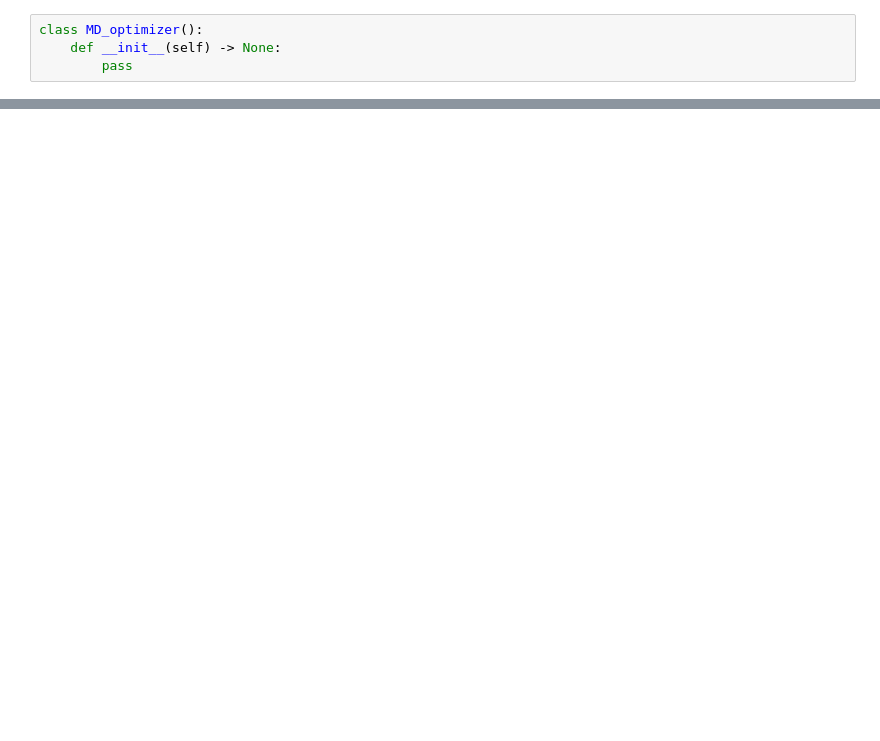
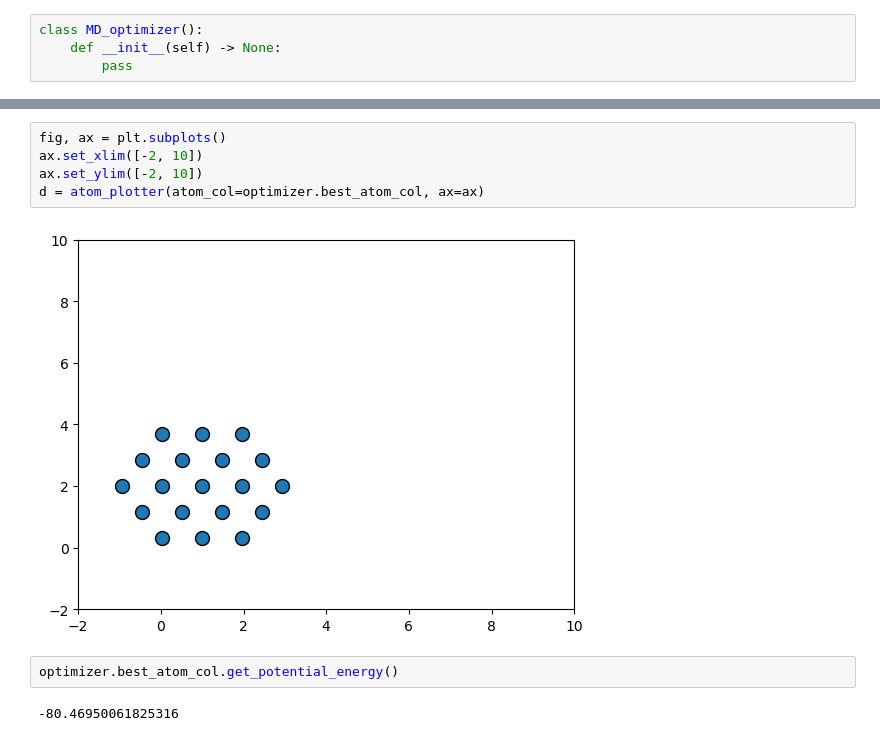
Before and after one commit to karsten3112/Computational-Physics, a Jupyter notebook: Week7/exercise 38/exercise38.ipynb, the cells around one changed output, grey strips where cells are left out. Drawn from its saved outputs; the diff is of its cells as text; blank space fills up the shorter version.

```diff
--- a/Week7/exercise 38/exercise38.ipynb
+++ b/Week7/exercise 38/exercise38.ipynb
@@ -60,0 +121,11 @@ Text(0.5, 1.0, '-2.189')
+# %%
+fig, ax = plt.subplots()
+ax.set_xlim([-2, 10])
+ax.set_ylim([-2, 10])
+d = atom_plotter(atom_col=optimizer.best_atom_col, ax=ax)
+# %% [output]
+[figure, added]
+# %%
+optimizer.best_atom_col.get_potential_energy()
+# %% [output]
+-80.46950061825316
```
Also changed, not shown: parts of 6 cells of this notebook, 11 other files.
